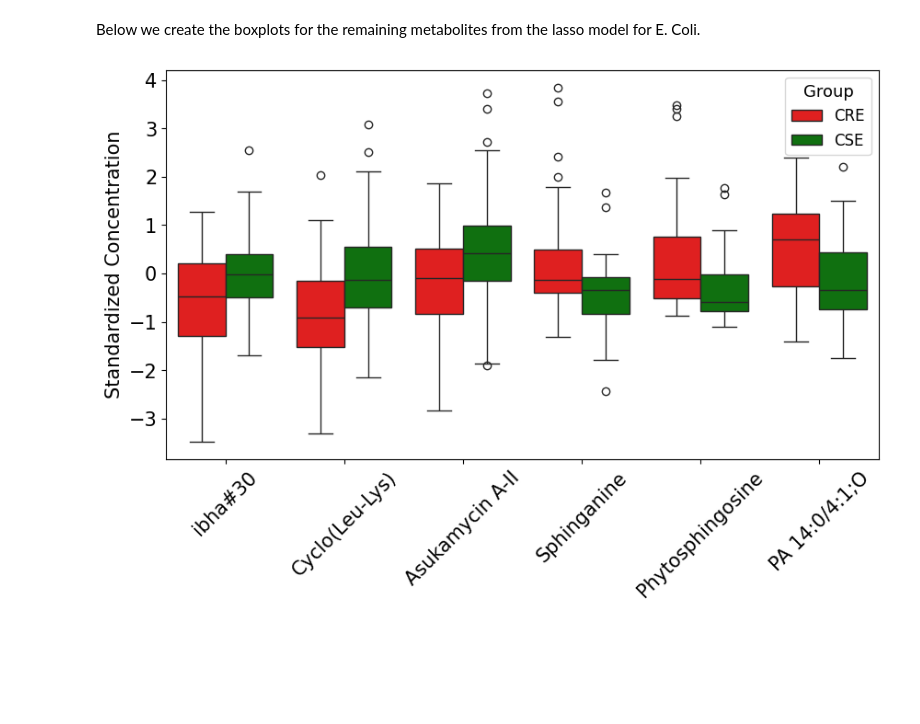
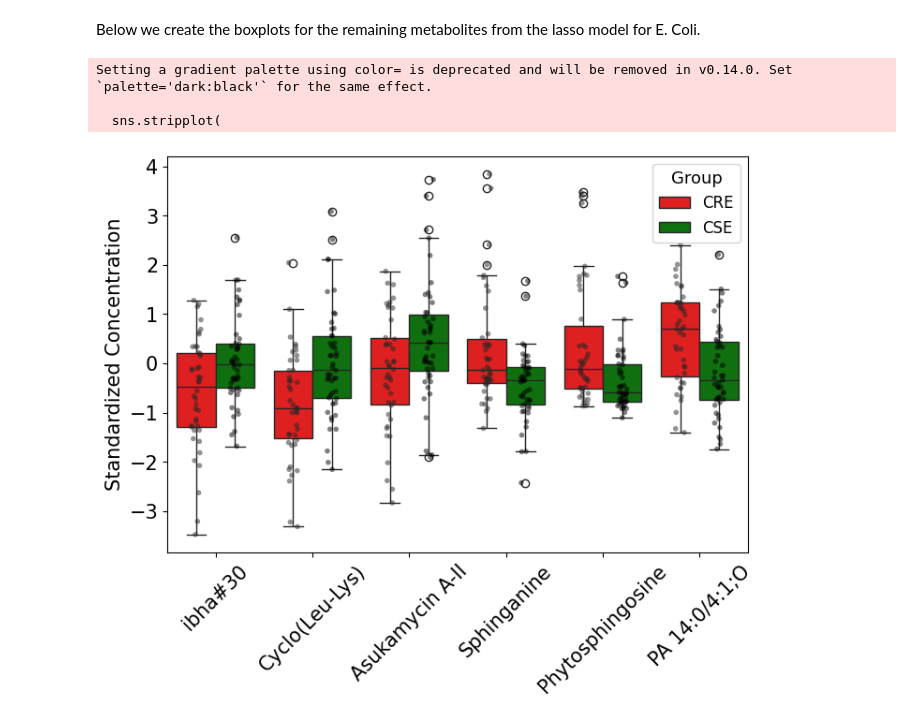
Before and after one commit to Nicholas-Bartelo/Zhao-Lab-AMR-Paper, a Jupyter notebook: ML Biomarker Detection/Using lassocv to find biomarkers of resistance in KP and E coli final 04-19-2025.ipynb, the cells around one changed output. Drawn from its saved outputs; the diff is of its cells as text; code cells hidden in the pictures; blank space fills up the shorter version.

```diff
--- a/ML Biomarker Detection/Using lassocv to find biomarkers of resistance in KP and E coli final 04-19-2025.ipynb
+++ b/ML Biomarker Detection/Using lassocv to find biomarkers of resistance in KP and E coli final 04-19-2025.ipynb
@@ -541,51 +561,54 @@ Below we create the boxplots for the remaining metabolites from the lasso model
 # %%
 # Convert the wide-format data into long-format using pd.melt()
 import matplotlib.pyplot as plt
 import seaborn as sns
 import pandas as pd
 
 # Convert the wide-format data into long-format using pd.melt
 df_long_ecoli = pd.melt(annotated_mz_data[annotated_mz_data['Organism'] == "Escherichia coli"].iloc[:, :513],
                   id_vars=['Group'],
                   var_name='m/z',
                   value_name='Standardized_Value')
 
 # Replace multiple m/z with annotations
 df_long_ecoli['m/z'] = df_long_ecoli['m/z'].replace({'576.3496399' : 'ibha#30', '242.1859893' : 'Cyclo(Leu-Lys)', '549.2586929' : 'Asukamycin A-II',
                           '302.3066591' : 'Sphinganine', '318.3026049': 'Phytosphingosine', '467.2421198' : 'PA 14:0/4:1;O'})
 
 replacement_dict_ecoli = {'576.3496399' : 'ibha#30', '242.1859893' : 'Cyclo(Leu-Lys)', '549.2586929' : 'Asukamycin A-II',
                           '302.3066591' : 'Sphinganine', '318.3026049': 'Phytosphingosine', '467.2421198' : 'PA 14:0/4:1;O'}
 most_important_metabolites_l1_regularization_ecoli_renamed = [replacement_dict_ecoli.get(x, x) for x in feature_coeff_df_ecoli['Feature'].tolist()]  # Replace based on the dictionary
 
 # Create the boxplot with the 'hue' separating the groups
-plt.figure(figsize=(10, 5.5))
-sns.boxplot(x='m/z', y='Standardized_Value', hue='Group', data=df_long_ecoli[df_long_ecoli['m/z'].isin(most_important_metabolites_l1_regularization_ecoli_renamed)], palette={'CRE': 'red', 'CSE': 'green'})
+plt.figure(figsize=(8, 5.5))
+sns.boxplot(x='m/z', y='Standardized_Value', hue='Group', data=df_long_ecoli[df_long_ecoli['m/z'].isin(most_important_metabolites_l1_regularization_ecoli_renamed)], palette={'CRE': 'red', 'CSE': 'green'}, dodge=True)
 
-# Customize x-axis tick labels
-#new_xticklabels = ['1-acetoxy-N-salicyloyl-2-aminopropan-3-ol', 'N-Acetyl-3,4-dihydroxy-L-phenylalanine',
- #                  'N-Butyryl-L-homoserine lactone', 'Amalorin']  # Replace with your new labels
+# Add individual data points
+sns.stripplot(
+    x='m/z',
+    y='Standardized_Value',
+    hue='Group',
+    data=df_long_ecoli[df_long_ecoli['m/z'].isin(most_important_metabolites_l1_regularization_ecoli_renamed)],
+    color = 'black',
+    dodge=True,
+    alpha=0.5,
+    size=4,
+    jitter=True  # adds slight horizontal jitter
+)
 
-plt.xticks(rotation=45, fontsize = 15)  # Apply the new labels and rotate them
+# Clean up legend (to avoid double legend)
+handles, labels = plt.gca().get_legend_handles_labels()
+n = len(set(df_long_ecoli['Group']))
+plt.legend(handles[:n], labels[:n], title="Group", fontsize=12, title_fontsize='13')
+
+plt.xticks(rotation= 45, fontsize = 15)  # Apply the new labels and rotate them
 plt.yticks(fontsize = 15)
 plt.xlabel('')
 plt.ylabel('Standardized Concentration', fontsize = 15)
-plt.legend(title="Group", fontsize=12, title_fontsize='13')  # Set fontsize for legend and title
-
-# Add the title with italicized 'Klebsiella pneumoniae'
-#plt.title('$Klebsiella$ $pneumoniae$ Significant Metabolites')
-
-# Plot significance stars
-#plt.text(0.03, y_max - 2.3, '*', ha='center', va='bottom', color='red', fontsize=15)
-#plt.text(1.03, y_max - 2.3, '*', ha='center', va='bottom', color='red', fontsize=15)
-#plt.text(2.03, y_max - 2.3, '*', ha='center', va='bottom', color='red', fontsize=15)
-#plt.text(3.03, y_max - 2.3, '**', ha='center', va='bottom', color='red', fontsize=15)
-#plt.text(4.03, y_max - 2.3, '*', ha='center', va='bottom', color='red', fontsize=15)
-#plt.text(5.03, y_max - 2.3, '*', ha='center', va='bottom', color='red', fontsize=15)
-#plt.text(6.03, y_max - 2.3, '*', ha='center', va='bottom', color='red', fontsize=15)
-#plt.text(7.03, y_max - 2.3, '*', ha='center', va='bottom', color='red', fontsize=15)
 
 plt.savefig("C:/PhD rotation 1/New Analysis Annotated mz/Final Figures/boxplot_all_data_lasso_significant_cre_vs_cse_ecoli.png", bbox_inches = 'tight')
 plt.savefig('C:/PhD rotation 1/New Analysis Annotated mz/Final Figures/boxplot_all_data_lasso_significant_cre_vs_cse_ecoli.tiff', format='tiff', dpi=300, bbox_inches="tight")
 # %% [output]
+Setting a gradient palette using color= is deprecated and will be removed in v0.14.0. Set `palette='dark:black'` for the same effect.
+
+  sns.stripplot(
-[figure, old version]
+[figure, new version]
```
Also changed, not shown: parts of 3 cells of this notebook.
